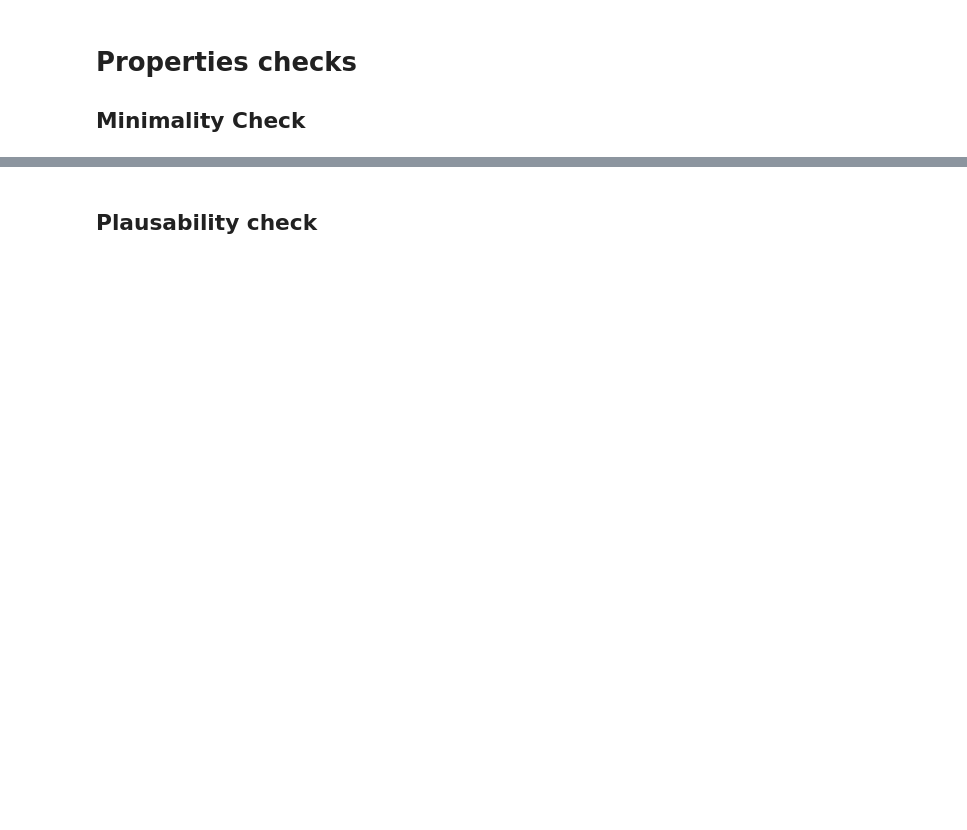
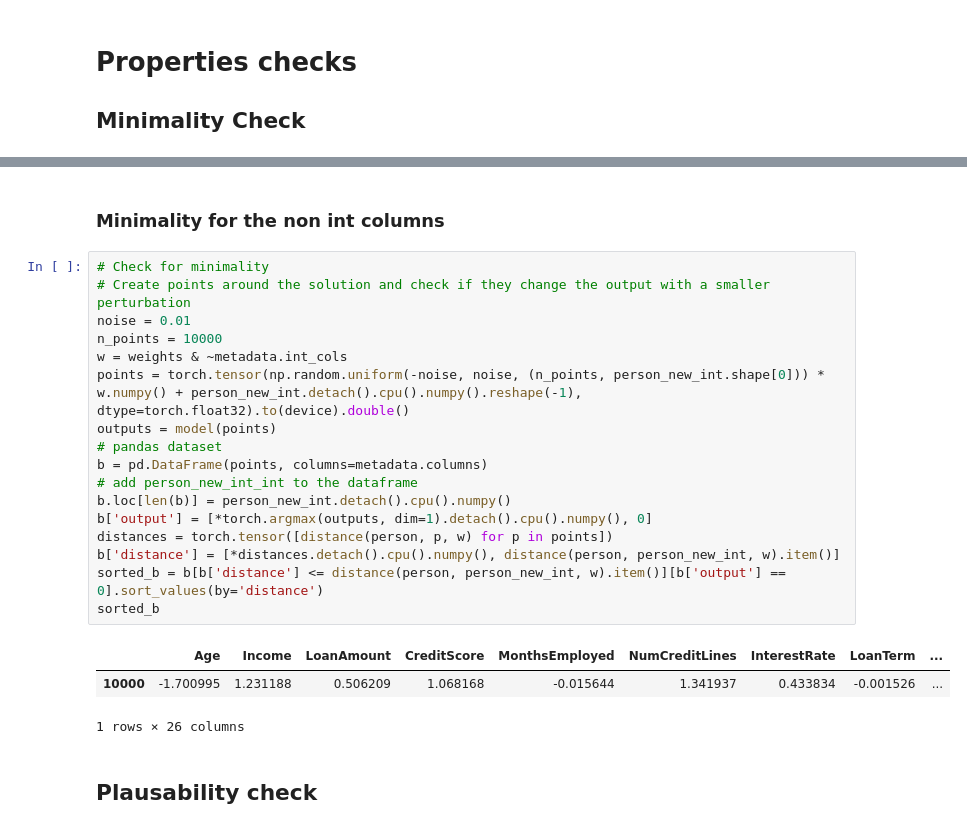
Before and after one commit to javiprietod/TFG, a Jupyter notebook: counter_grad.ipynb, the cells around one changed output, grey strips where cells are left out. Saved outputs shown, nothing was run; the diff lists cells and outputs as text; blank space fills up the shorter version.

```diff
--- a/counter_grad.ipynb
+++ b/counter_grad.ipynb
@@ -431,3 +485,26 @@ sorted_b
+# %% [markdown]
+### Minimality for the non int columns
+# %%
+# Check for minimality
+# Create points around the solution and check if they change the output with a smaller perturbation
+noise = 0.01
+n_points = 10000
+w = weights & ~metadata.int_cols
+points = torch.tensor(np.random.uniform(-noise, noise, (n_points, person_new_int.shape[0])) * w.numpy() + person_new_int.detach().cpu().numpy().reshape(-1), dtype=torch.float32).to(device).double()
+outputs = model(points)
+# pandas dataset
+b = pd.DataFrame(points, columns=metadata.columns)
+# add person_new_int_int to the dataframe
+b.loc[len(b)] = person_new_int.detach().cpu().numpy()
+b['output'] = [*torch.argmax(outputs, dim=1).detach().cpu().numpy(), 0]
+distances = torch.tensor([distance(person, p, w) for p in points])
+b['distance'] = [*distances.detach().cpu().numpy(), distance(person, person_new_int, w).item()]
+sorted_b = b[b['distance'] <= distance(person, person_new_int, w).item()][b['output'] == 0].sort_values(by='distance')
+sorted_b
+# %% [output]
+|  | Age | Income | LoanAmount | CreditScore | MonthsEmployed | NumCreditLines | InterestRate | LoanTerm | ... |
+| 10000 | -1.700995 | 1.231188 | 0.506209 | 1.068168 | -0.015644 | 1.341937 | 0.433834 | -0.001526 | ... |
+1 rows × 26 columns
 # %% [markdown]
 ## Plausability check
 # %%
```
Also changed, not shown: parts of 55 cells of this notebook, 3 other files.
